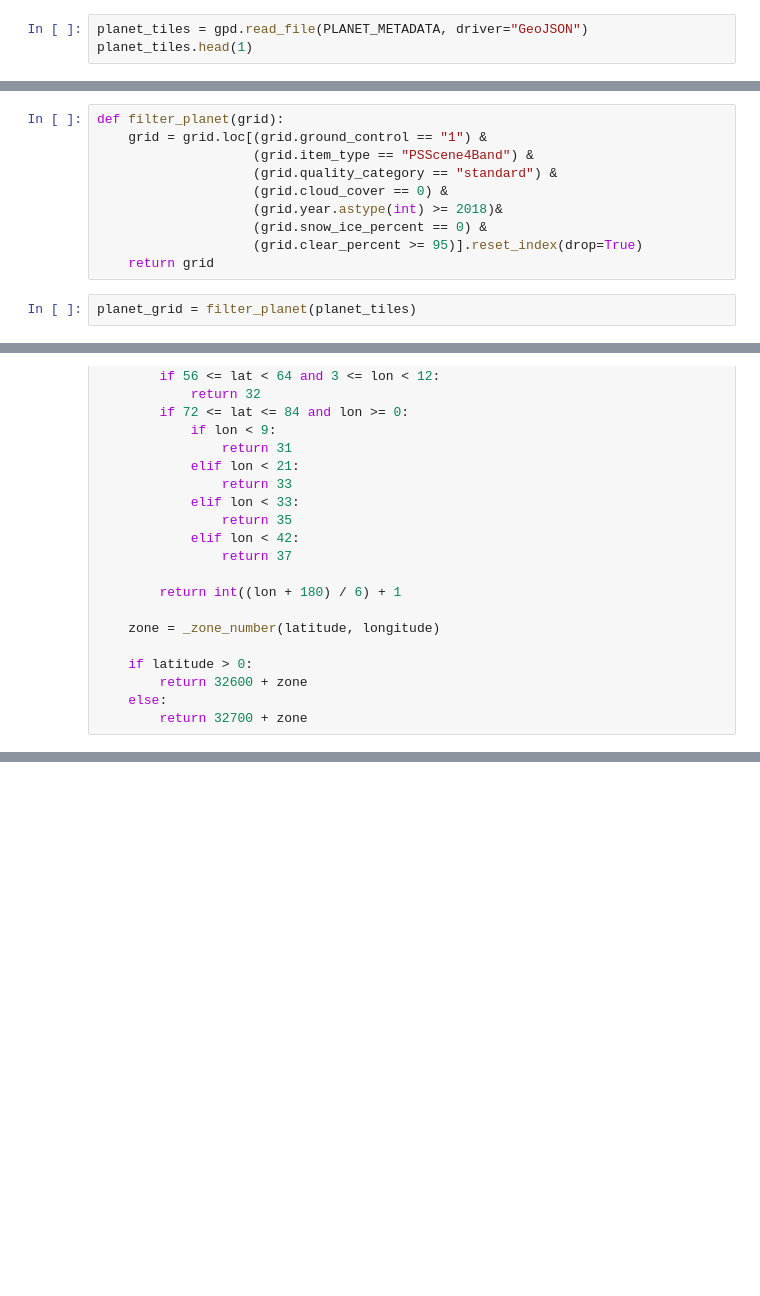
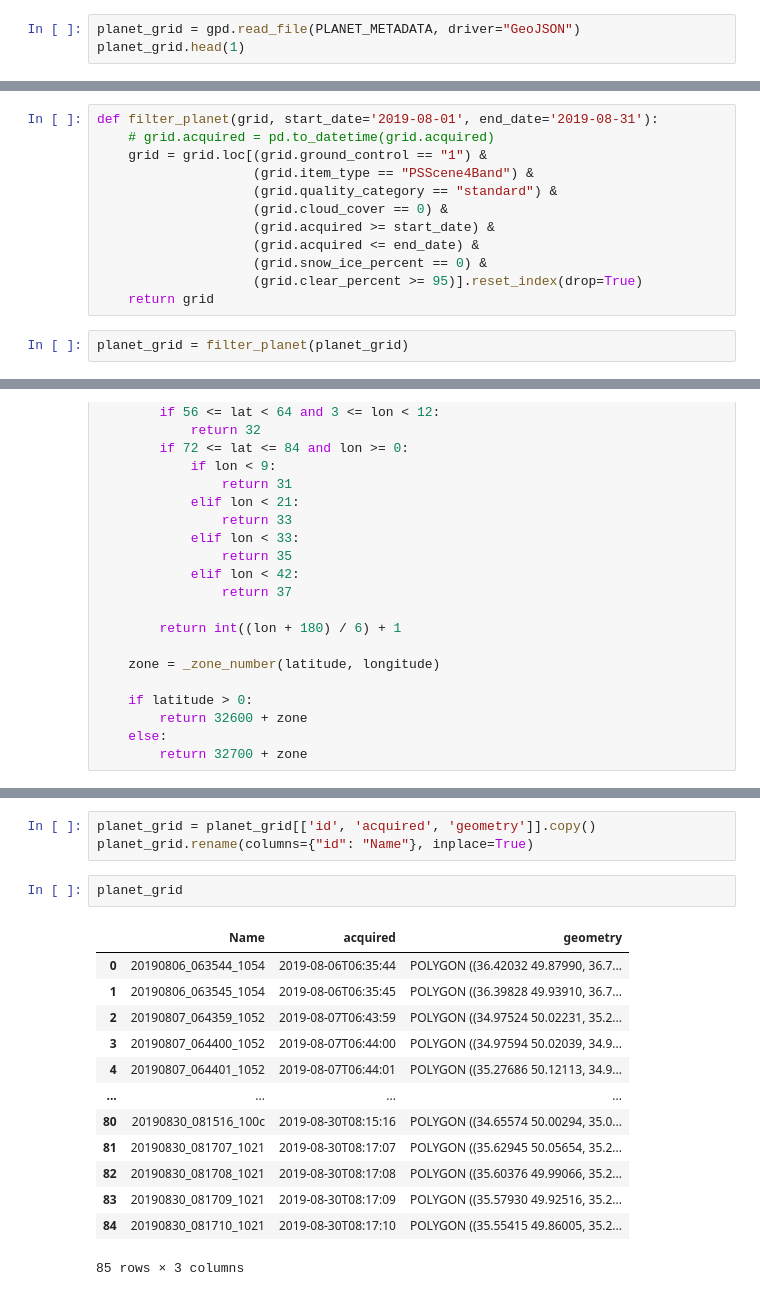
Before and after one commit to QuantuMobileSoftware/geoap, a Jupyter notebook: data/notebooks/planet/PlanetvsSentinel.ipynb, the cells around one changed output, grey strips where cells are left out. Cells and saved outputs as stored; diff of their text form; blank space fills up the shorter version.

```diff
--- a/data/notebooks/planet/PlanetvsSentinel.ipynb
+++ b/data/notebooks/planet/PlanetvsSentinel.ipynb
@@ -26,6 +26,6 @@ PLANET_METADATA = f"{PATH}/global_meta.geojson"
 # %%
-planet_tiles = gpd.read_file(PLANET_METADATA, driver="GeoJSON")
-planet_tiles.head(1)
+planet_grid = gpd.read_file(PLANET_METADATA, driver="GeoJSON")
+planet_grid.head(1)
 # %% [output]
 |  | id | acquired | anomalous_pixels | black_fill | cloud_cover | columns | epsg_code | grid_cell | ... |
 | 0 | 1336590_3761711_2018-04-08_1021 | 2018-04-08T07:51:44 | 0.01 | 0.34 | 0.006 | 8000 | 32637 | 3761711 | ... |
@@ -54,12 +41,14 @@ aoi
 # %%
-def filter_planet(grid):
+def filter_planet(grid, start_date='2019-08-01', end_date='2019-08-31'):
+    # grid.acquired = pd.to_datetime(grid.acquired)
     grid = grid.loc[(grid.ground_control == "1") &
                     (grid.item_type == "PSScene4Band") &
                     (grid.quality_category == "standard") &
                     (grid.cloud_cover == 0) &
-                    (grid.year.astype(int) >= 2018)&
+                    (grid.acquired >= start_date) &
+                    (grid.acquired <= end_date) &
                     (grid.snow_ice_percent == 0) &
                     (grid.clear_percent >= 95)].reset_index(drop=True)
     return grid
 # %%
-planet_grid = filter_planet(planet_tiles)
+planet_grid = filter_planet(planet_grid)
@@ -345,0 +184,19 @@ def get_tiles(sin, bbox):
+# %%
+planet_grid = planet_grid[['id', 'acquired', 'geometry']].copy()
+planet_grid.rename(columns={"id": "Name"}, inplace=True)
+# %%
+planet_grid
+# %% [output]
+|  | Name | acquired | geometry |
+| 0 | 20190806_063544_1054 | 2019-08-06T06:35:44 | POLYGON ((36.42032 49.87990, 36.7... |
+| 1 | 20190806_063545_1054 | 2019-08-06T06:35:45 | POLYGON ((36.39828 49.93910, 36.7... |
+| 2 | 20190807_064359_1052 | 2019-08-07T06:43:59 | POLYGON ((34.97524 50.02231, 35.2... |
+| 3 | 20190807_064400_1052 | 2019-08-07T06:44:00 | POLYGON ((34.97594 50.02039, 34.9... |
+| 4 | 20190807_064401_1052 | 2019-08-07T06:44:01 | POLYGON ((35.27686 50.12113, 34.9... |
+| ... | ... | ... | ... |
+| 80 | 20190830_081516_100c | 2019-08-30T08:15:16 | POLYGON ((34.65574 50.00294, 35.0... |
+| 81 | 20190830_081707_1021 | 2019-08-30T08:17:07 | POLYGON ((35.62945 50.05654, 35.2... |
+| 82 | 20190830_081708_1021 | 2019-08-30T08:17:08 | POLYGON ((35.60376 49.99066, 35.2... |
+| 83 | 20190830_081709_1021 | 2019-08-30T08:17:09 | POLYGON ((35.57930 49.92516, 35.2... |
+| 84 | 20190830_081710_1021 | 2019-08-30T08:17:10 | POLYGON ((35.55415 49.86005, 35.2... |
+85 rows × 3 columns
```
Also changed, not shown: parts of 92 cells of this notebook.
